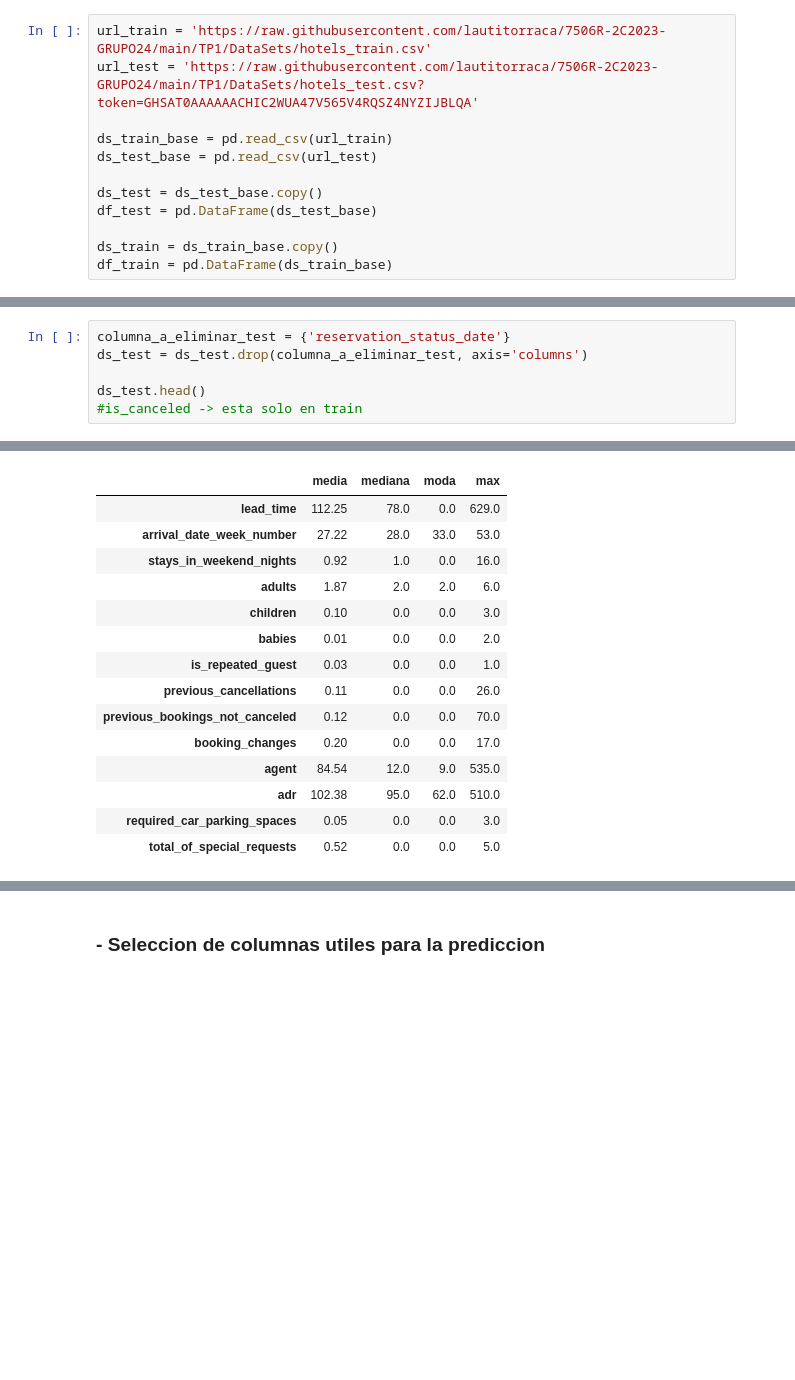
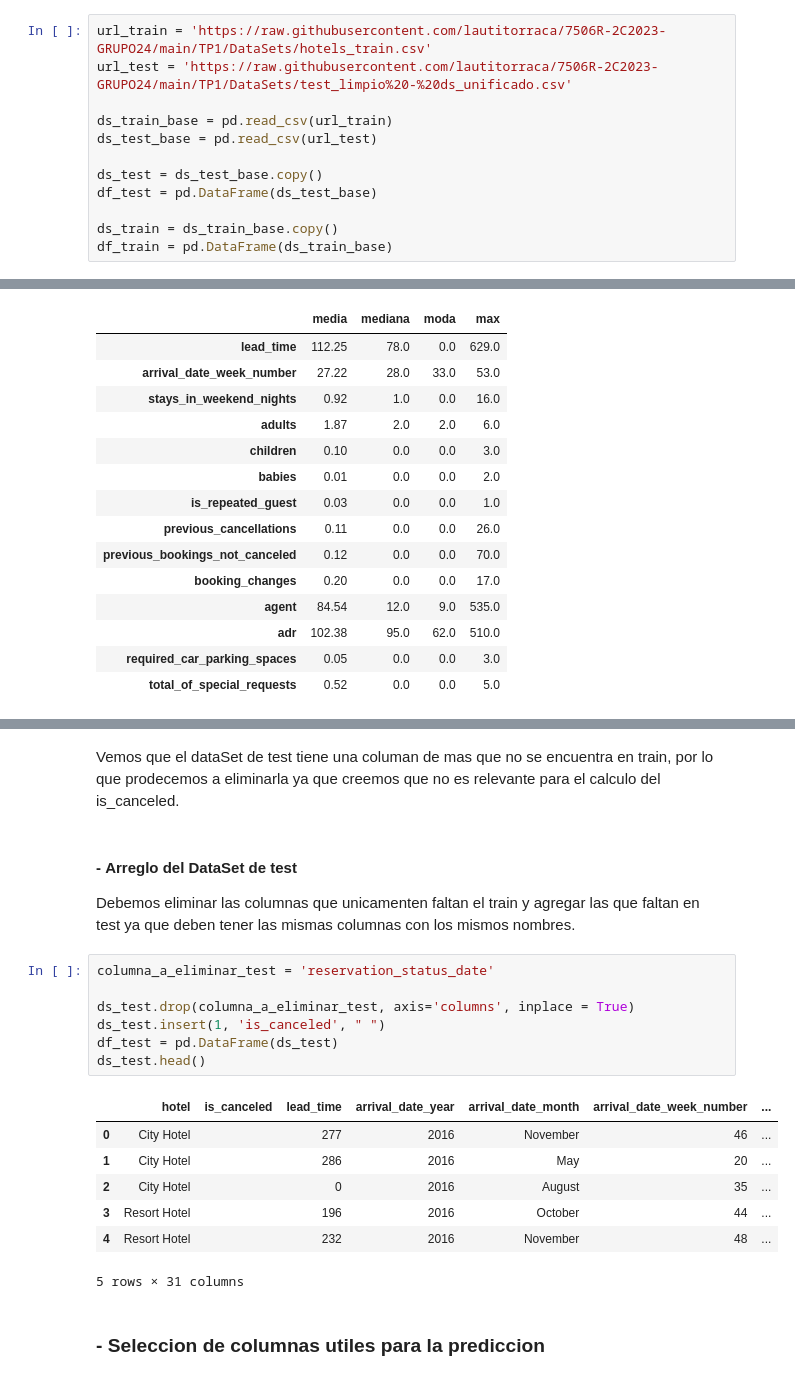
Before and after one commit to lautitorraca/7506R-2C2023-GRUPO24, a Jupyter notebook: TP1/7506R_TP1_GRUPO24_CHP2_ENTREGA.ipynb, the cells around one changed output, grey strips where cells are left out. Drawn from its saved outputs; the diff is of its cells as text; blank space fills up the shorter version.

```diff
--- a/TP1/7506R_TP1_GRUPO24_CHP2_ENTREGA.ipynb
+++ b/TP1/7506R_TP1_GRUPO24_CHP2_ENTREGA.ipynb
@@ -31,6 +32,6 @@ warnings.simplefilter(action='ignore', category=UserWarning)
 # %%
 url_train = 'https://raw.githubusercontent.com/lautitorraca/7506R-2C2023-GRUPO24/main/TP1/DataSets/hotels_train.csv'
-url_test = 'https://raw.githubusercontent.com/lautitorraca/7506R-2C2023-GRUPO24/main/TP1/DataSets/hotels_test.csv?token=GHSAT0AAAAAACHIC2WUA47V565V4RQSZ4NYZIJBLQA'
+url_test = 'https://raw.githubusercontent.com/lautitorraca/7506R-2C2023-GRUPO24/main/TP1/DataSets/test_limpio%20-%20ds_unificado.csv'
 
 ds_train_base = pd.read_csv(url_train)
 ds_test_base = pd.read_csv(url_test)
@@ -83,6 +88,0 @@ dtype: object
-# %%
-columna_a_eliminar_test = {'reservation_status_date'}
-ds_test = ds_test.drop(columna_a_eliminar_test, axis='columns')
-
-ds_test.head()
-#is_canceled -> esta solo en train
@@ -422,3 +441,24 @@ df
+# %% [markdown]
+Vemos que el dataSet de test tiene una columan de mas que no se encuentra en train, por lo que prodecemos a eliminarla ya que creemos que no es relevante para el calculo del is_canceled.
+# %% [markdown]
+#### - **Arreglo del DataSet de test**
+
+Debemos eliminar las columnas que unicamenten faltan el train y agregar las que faltan en test ya que deben tener las mismas columnas con los mismos nombres.
+# %%
+columna_a_eliminar_test = 'reservation_status_date'
+
+ds_test.drop(columna_a_eliminar_test, axis='columns', inplace = True)
+ds_test.insert(1, 'is_canceled', " ")
+df_test = pd.DataFrame(ds_test)
+ds_test.head()
+# %% [output]
+|  | hotel | is_canceled | lead_time | arrival_date_year | arrival_date_month | arrival_date_week_number | ... |
+| 0 | City Hotel |  | 277 | 2016 | November | 46 | ... |
+| 1 | City Hotel |  | 286 | 2016 | May | 20 | ... |
+| 2 | City Hotel |  | 0 | 2016 | August | 35 | ... |
+| 3 | Resort Hotel |  | 196 | 2016 | October | 44 | ... |
+| 4 | Resort Hotel |  | 232 | 2016 | November | 48 | ... |
+5 rows × 31 columns
 # %% [markdown]
 ### - **Seleccion de columnas utiles para la prediccion**
 # %%
```
Also changed, not shown: parts of 65 cells of this notebook.
